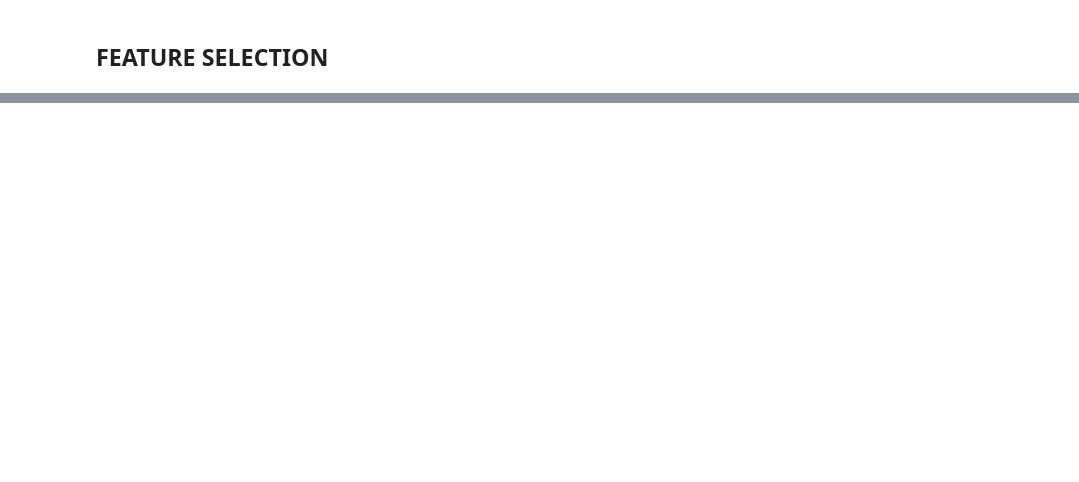
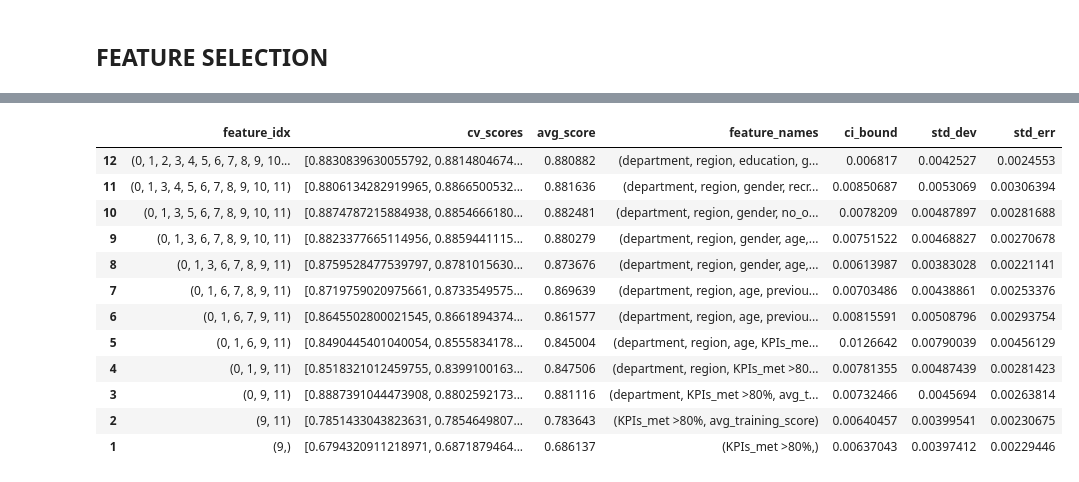
Before and after one commit to AyushBajpayee/HR-ANALYTICS, a Jupyter notebook: HR_ANALYTICS.ipynb, the cells around one changed output, grey strips where cells are left out. Cells and saved outputs as stored; diff of their text form; code cells hidden in the pictures; blank space fills up the shorter version.

```diff
--- a/HR_ANALYTICS.ipynb
+++ b/HR_ANALYTICS.ipynb
@@ -670,0 +475,12 @@ X_test['recruitment_channel'] = X_test['recruitment_channel'].map(rc_encoder)
+# %%
+#Initialising Step Backwards feature selector
+sbs_feature_selector = SequentialFeatureSelector(RandomForestClassifier(n_jobs=-1, random_state=42),
+           forward=False,
+           verbose=2,
+           scoring='roc_auc',
+           cv=4)
+# %%
+#Fitting the step backward feature selector
+features_sbs = sbs_feature_selector.fit(X_train, y_train)
+pd.DataFrame.from_dict(features_sbs.get_metric_dict()).T
+# %% [output]
@@ -670,0 +504,13 @@ X_test['recruitment_channel'] = X_test['recruitment_channel'].map(rc_encoder)
+|  | feature_idx | cv_scores | avg_score | feature_names | ci_bound | std_dev | std_err |
+| 12 | (0, 1, 2, 3, 4, 5, 6, 7, 8, 9, 10... | [0.8830839630055792, 0.8814804674... | 0.880882 | (department, region, education, g... | 0.006817 | 0.0042527 | 0.0024553 |
+| 11 | (0, 1, 3, 4, 5, 6, 7, 8, 9, 10, 11) | [0.8806134282919965, 0.8866500532... | 0.881636 | (department, region, gender, recr... | 0.00850687 | 0.0053069 | 0.00306394 |
+| 10 | (0, 1, 3, 5, 6, 7, 8, 9, 10, 11) | [0.8874787215884938, 0.8854666180... | 0.882481 | (department, region, gender, no_o... | 0.0078209 | 0.00487897 | 0.00281688 |
+| 9 | (0, 1, 3, 6, 7, 8, 9, 10, 11) | [0.8823377665114956, 0.8859441115... | 0.880279 | (department, region, gender, age,... | 0.00751522 | 0.00468827 | 0.00270678 |
+| 8 | (0, 1, 3, 6, 7, 8, 9, 11) | [0.8759528477539797, 0.8781015630... | 0.873676 | (department, region, gender, age,... | 0.00613987 | 0.00383028 | 0.00221141 |
+| 7 | (0, 1, 6, 7, 8, 9, 11) | [0.8719759020975661, 0.8733549575... | 0.869639 | (department, region, age, previou... | 0.00703486 | 0.00438861 | 0.00253376 |
+| 6 | (0, 1, 6, 7, 9, 11) | [0.8645502800021545, 0.8661894374... | 0.861577 | (department, region, age, previou... | 0.00815591 | 0.00508796 | 0.00293754 |
+| 5 | (0, 1, 6, 9, 11) | [0.8490445401040054, 0.8555834178... | 0.845004 | (department, region, age, KPIs_me... | 0.0126642 | 0.00790039 | 0.00456129 |
+| 4 | (0, 1, 9, 11) | [0.8518321012459755, 0.8399100163... | 0.847506 | (department, region, KPIs_met >80... | 0.00781355 | 0.00487439 | 0.00281423 |
+| 3 | (0, 9, 11) | [0.8887391044473908, 0.8802592173... | 0.881116 | (department, KPIs_met >80%, avg_t... | 0.00732466 | 0.0045694 | 0.00263814 |
+| 2 | (9, 11) | [0.7851433043823631, 0.7854649807... | 0.783643 | (KPIs_met >80%, avg_training_score) | 0.00640457 | 0.00399541 | 0.00230675 |
+| 1 | (9,) | [0.6794320911218971, 0.6871879464... | 0.686137 | (KPIs_met >80%,) | 0.00637043 | 0.00397412 | 0.00229446 |
```
Also changed, not shown: parts of 93 cells of this notebook.
